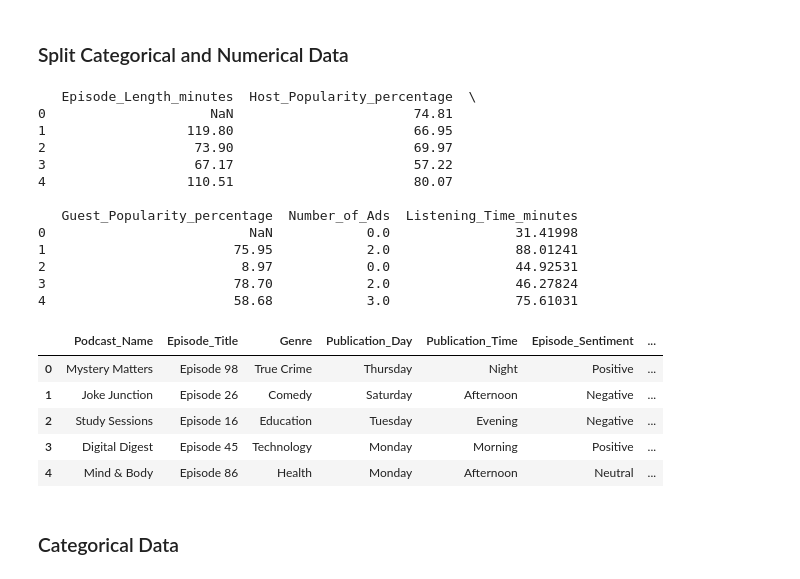
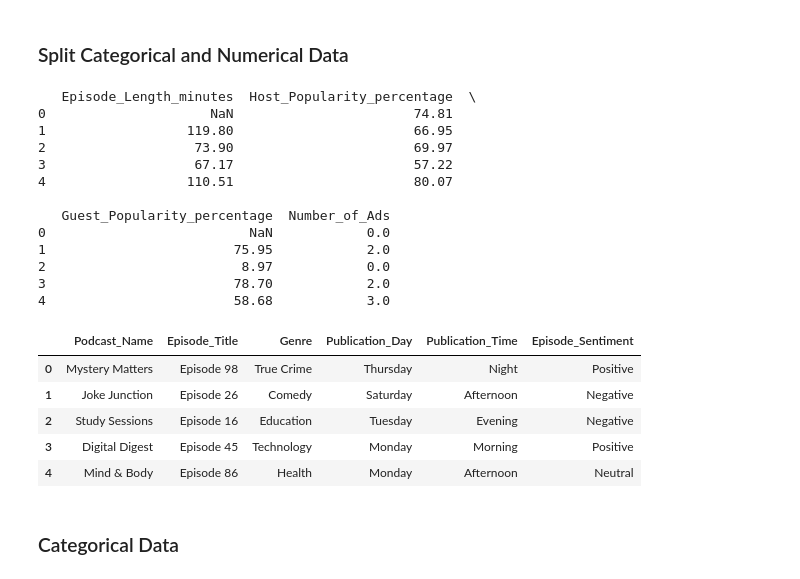
Before and after one commit to evan-il/playground-s5e4, a Jupyter notebook: model.ipynb, the cells around one changed output. Saved outputs shown, nothing was run; the diff lists cells and outputs as text; code cells hidden in the pictures.

```diff
--- a/model.ipynb
+++ b/model.ipynb
@@ -63,30 +64,30 @@ memory usage: 19.1+ MB
 # %% [markdown]
 ### Split Categorical and Numerical Data
 # %%
-train_n = train.iloc[:,[2,4,7,8,10]]
-train_c = train.iloc[:,[0,1,3,5,6,9,10]]
+train_n = train.iloc[:,[2,4,7,8]]
+train_c = train.iloc[:,[0,1,3,5,6,9]]
 print(train_n.head())
 train_c.head()
 # %% [output]
    Episode_Length_minutes  Host_Popularity_percentage  \
 0                     NaN                       74.81
 1                  119.80                       66.95
 2                   73.90                       69.97
 3                   67.17                       57.22
 4                  110.51                       80.07
 
-   Guest_Popularity_percentage  Number_of_Ads  Listening_Time_minutes
-0                          NaN            0.0                31.41998
-1                        75.95            2.0                88.01241
-2                         8.97            0.0                44.92531
-3                        78.70            2.0                46.27824
-4                        58.68            3.0                75.61031
+   Guest_Popularity_percentage  Number_of_Ads
+0                          NaN            0.0
+1                        75.95            2.0
+2                         8.97            0.0
+3                        78.70            2.0
+4                        58.68            3.0
-|  | Podcast_Name | Episode_Title | Genre | Publication_Day | Publication_Time | Episode_Sentiment | ... |
-| 0 | Mystery Matters | Episode 98 | True Crime | Thursday | Night | Positive | ... |
-| 1 | Joke Junction | Episode 26 | Comedy | Saturday | Afternoon | Negative | ... |
-| 2 | Study Sessions | Episode 16 | Education | Tuesday | Evening | Negative | ... |
-| 3 | Digital Digest | Episode 45 | Technology | Monday | Morning | Positive | ... |
-| 4 | Mind & Body | Episode 86 | Health | Monday | Afternoon | Neutral | ... |
+|  | Podcast_Name | Episode_Title | Genre | Publication_Day | Publication_Time | Episode_Sentiment |
+| 0 | Mystery Matters | Episode 98 | True Crime | Thursday | Night | Positive |
+| 1 | Joke Junction | Episode 26 | Comedy | Saturday | Afternoon | Negative |
+| 2 | Study Sessions | Episode 16 | Education | Tuesday | Evening | Negative |
+| 3 | Digital Digest | Episode 45 | Technology | Monday | Morning | Positive |
+| 4 | Mind & Body | Episode 86 | Health | Monday | Afternoon | Neutral |
 # %% [markdown]
 ### Categorical Data
 # %% [markdown]
```
Also changed, not shown: parts of 28 cells of this notebook.
